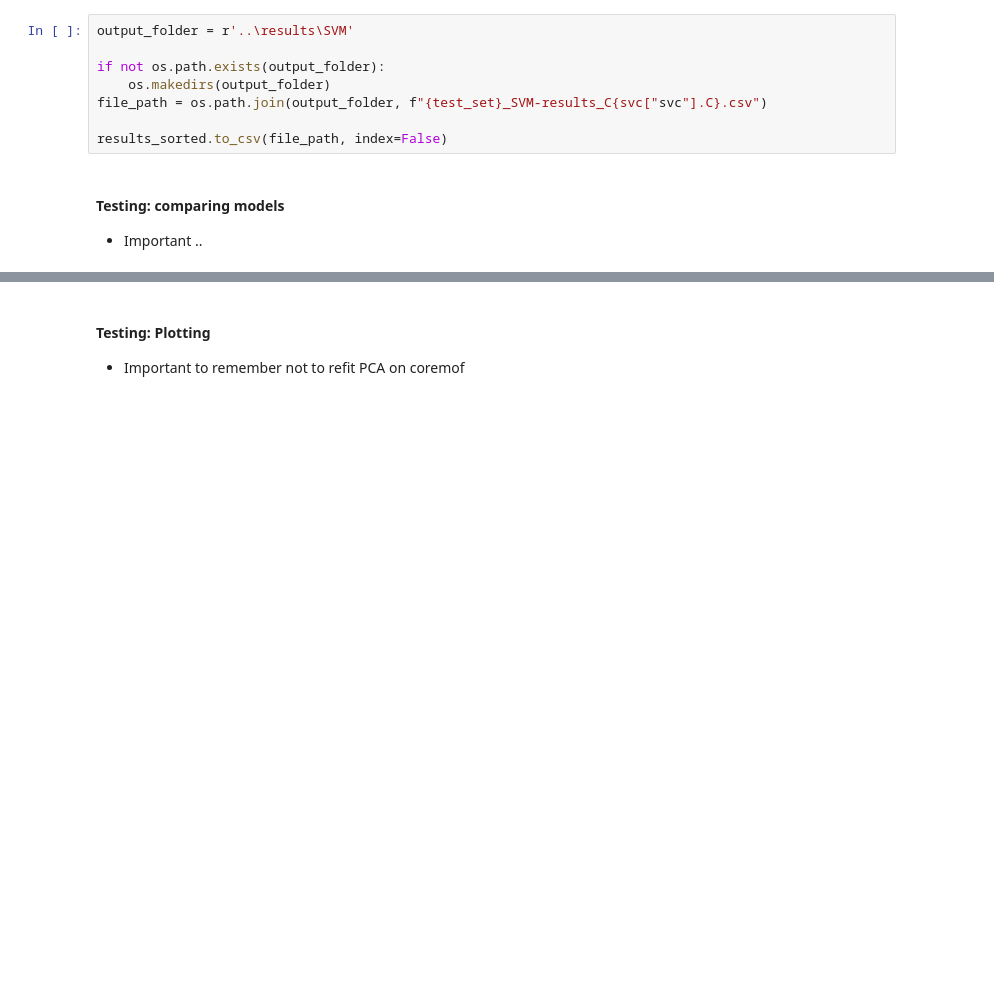
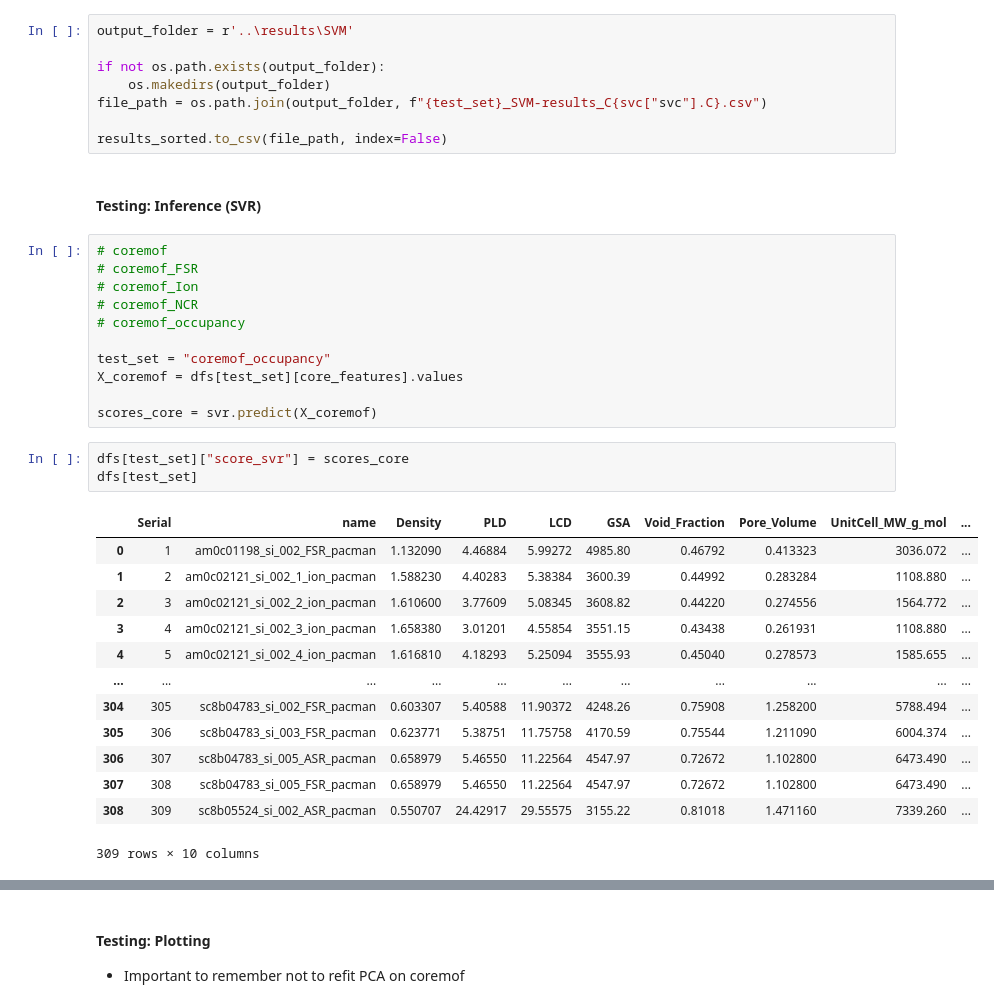
Before and after one commit to hasan-mansr/ML_Discovery_Metal-Organic_Adsorbents, a Jupyter notebook: Notebooks/2-Class-SVM.ipynb, the cells around one changed output, grey strips where cells are left out. Saved outputs shown, nothing was run; the diff lists cells and outputs as text; blank space fills up the shorter version.

```diff
--- a/Notebooks/2-Class-SVM.ipynb
+++ b/Notebooks/2-Class-SVM.ipynb
@@ -556,5 +665,32 @@ file_path = os.path.join(output_folder, f"{test_set}_SVM-results_C{svc["svc"].C}
 
 results_sorted.to_csv(file_path, index=False)
 # %% [markdown]
-#### Testing: comparing models
-- Important ..
+#### Testing: Inference (SVR)
+# %%
+# coremof
+# coremof_FSR
+# coremof_Ion
+# coremof_NCR
+# coremof_occupancy
+
+test_set = "coremof_occupancy"
+X_coremof = dfs[test_set][core_features].values
+
+scores_core = svr.predict(X_coremof)
+# %%
+dfs[test_set]["score_svr"] = scores_core
+dfs[test_set]
+# %% [output]
+|  | Serial | name | Density | PLD | LCD | GSA | Void_Fraction | Pore_Volume | UnitCell_MW_g_mol | ... |
+| 0 | 1 | am0c01198_si_002_FSR_pacman | 1.132090 | 4.46884 | 5.99272 | 4985.80 | 0.46792 | 0.413323 | 3036.072 | ... |
+| 1 | 2 | am0c02121_si_002_1_ion_pacman | 1.588230 | 4.40283 | 5.38384 | 3600.39 | 0.44992 | 0.283284 | 1108.880 | ... |
+| 2 | 3 | am0c02121_si_002_2_ion_pacman | 1.610600 | 3.77609 | 5.08345 | 3608.82 | 0.44220 | 0.274556 | 1564.772 | ... |
+| 3 | 4 | am0c02121_si_002_3_ion_pacman | 1.658380 | 3.01201 | 4.55854 | 3551.15 | 0.43438 | 0.261931 | 1108.880 | ... |
+| 4 | 5 | am0c02121_si_002_4_ion_pacman | 1.616810 | 4.18293 | 5.25094 | 3555.93 | 0.45040 | 0.278573 | 1585.655 | ... |
+| ... | ... | ... | ... | ... | ... | ... | ... | ... | ... | ... |
+| 304 | 305 | sc8b04783_si_002_FSR_pacman | 0.603307 | 5.40588 | 11.90372 | 4248.26 | 0.75908 | 1.258200 | 5788.494 | ... |
+| 305 | 306 | sc8b04783_si_003_FSR_pacman | 0.623771 | 5.38751 | 11.75758 | 4170.59 | 0.75544 | 1.211090 | 6004.374 | ... |
+| 306 | 307 | sc8b04783_si_005_ASR_pacman | 0.658979 | 5.46550 | 11.22564 | 4547.97 | 0.72672 | 1.102800 | 6473.490 | ... |
+| 307 | 308 | sc8b04783_si_005_FSR_pacman | 0.658979 | 5.46550 | 11.22564 | 4547.97 | 0.72672 | 1.102800 | 6473.490 | ... |
+| 308 | 309 | sc8b05524_si_002_ASR_pacman | 0.550707 | 24.42917 | 29.55575 | 3155.22 | 0.81018 | 1.471160 | 7339.260 | ... |
+309 rows × 10 columns
```
Also changed, not shown: parts of 15 cells of this notebook, 11 other files.
